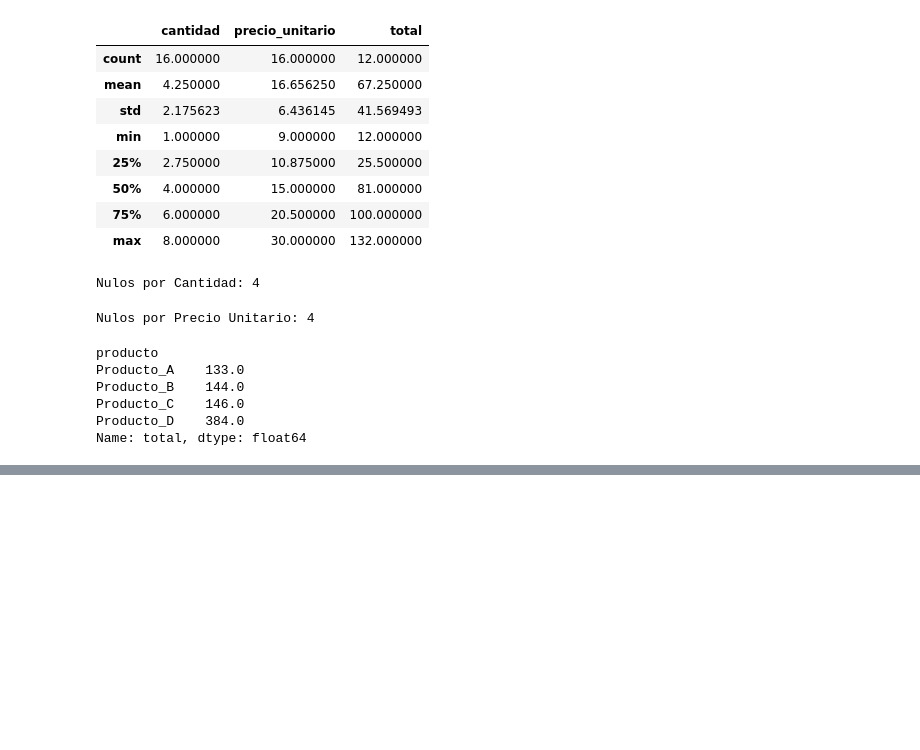
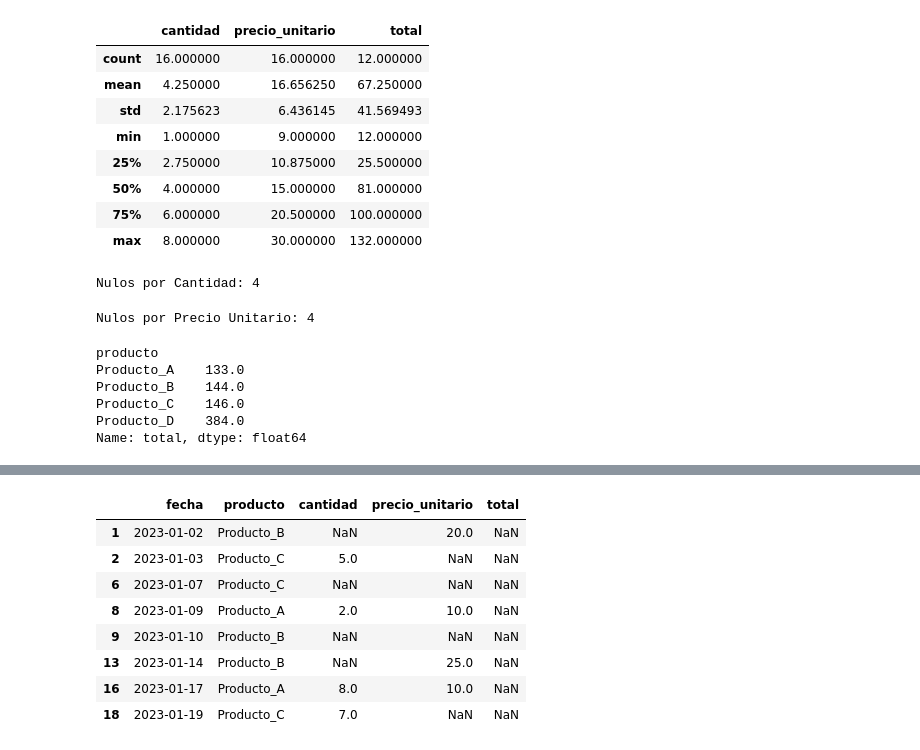
Before and after one commit to iair/mitic-data-science-team-1-septiembre-2024, a Jupyter notebook: clases/ds-fundamentals/ejercicios de integración/ejercicio_integracion_1.ipynb, the cells around one changed output, grey strips where cells are left out. Saved outputs shown, nothing was run; the diff lists cells and outputs as text; code cells hidden in the pictures; blank space fills up the shorter version.

```diff
--- a/clases/ds-fundamentals/ejercicios de integración/ejercicio_integracion_1.ipynb
+++ b/clases/ds-fundamentals/ejercicios de integración/ejercicio_integracion_1.ipynb
@@ -116,0 +131,12 @@ Name: total, dtype: float64
+# %%
+df.loc[df.isnull()['total']]
+# %% [output]
+|  | fecha | producto | cantidad | precio_unitario | total |
+| 1 | 2023-01-02 | Producto_B | NaN | 20.0 | NaN |
+| 2 | 2023-01-03 | Producto_C | 5.0 | NaN | NaN |
+| 6 | 2023-01-07 | Producto_C | NaN | NaN | NaN |
+| 8 | 2023-01-09 | Producto_A | 2.0 | 10.0 | NaN |
+| 9 | 2023-01-10 | Producto_B | NaN | NaN | NaN |
+| 13 | 2023-01-14 | Producto_B | NaN | 25.0 | NaN |
+| 16 | 2023-01-17 | Producto_A | 8.0 | 10.0 | NaN |
+| 18 | 2023-01-19 | Producto_C | 7.0 | NaN | NaN |
```
Also changed, not shown: parts of 14 cells of this notebook.
